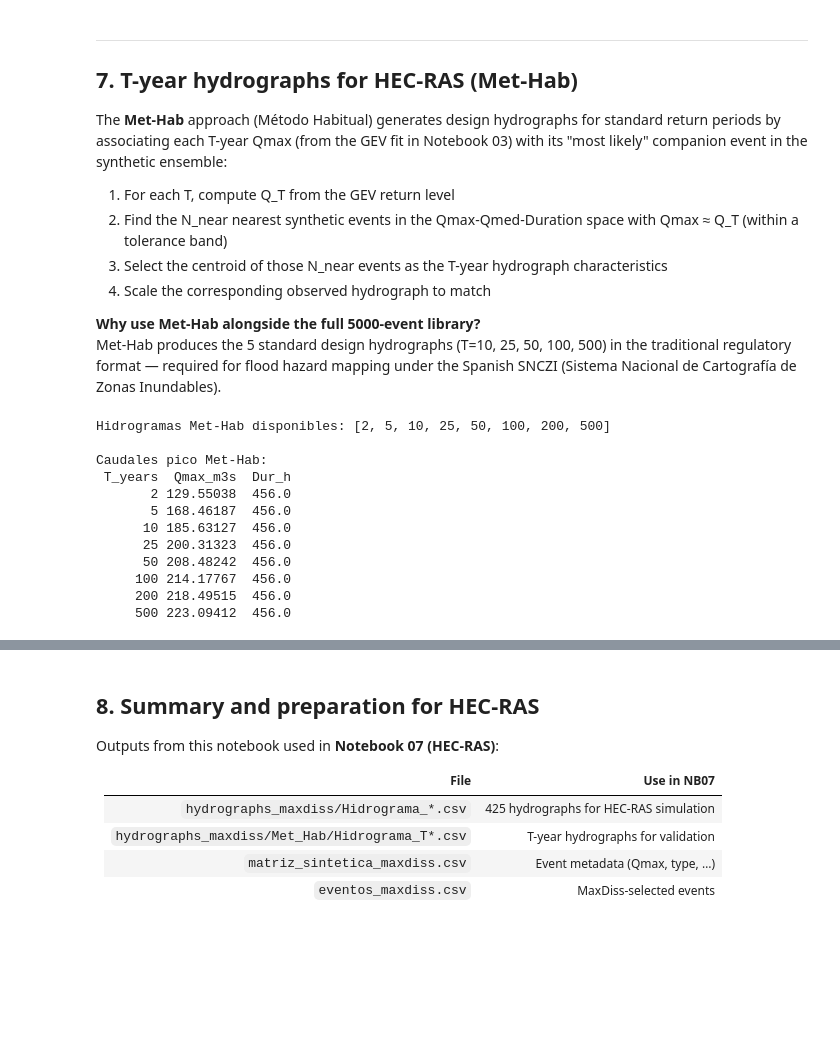
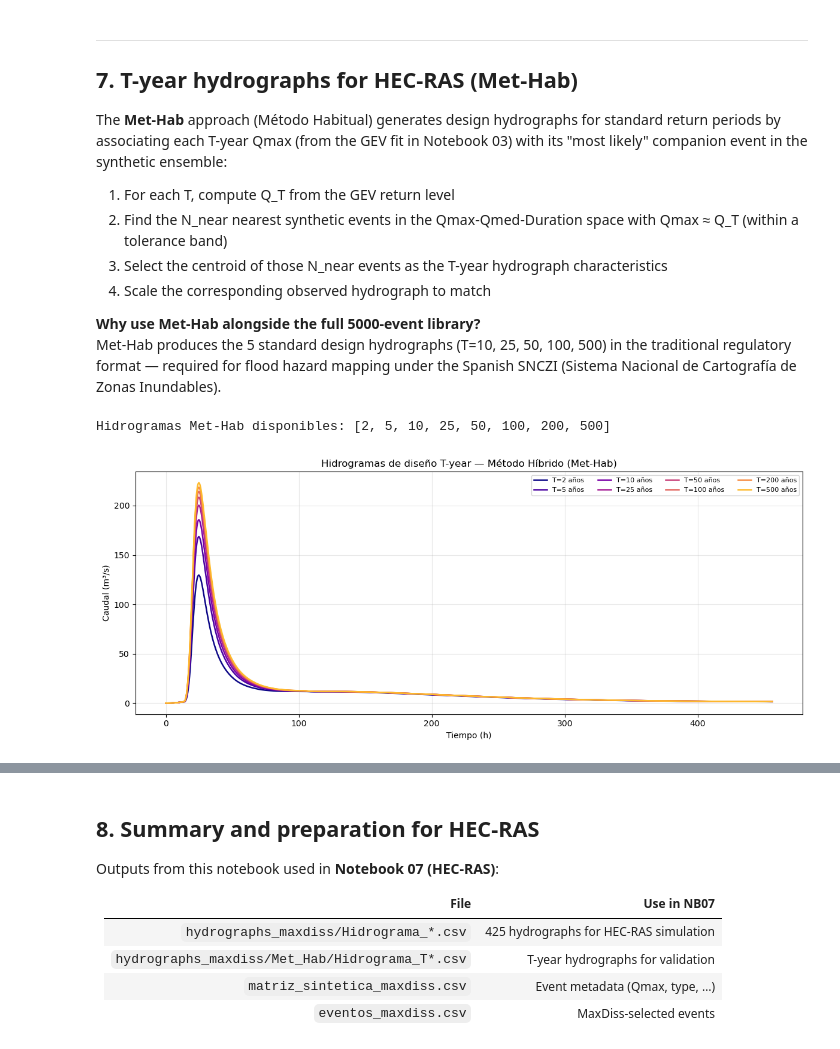
Before and after one commit to navass11/HYDRA, a Jupyter notebook: notebooks/pilot_cases/los_corrales_buelna/06_hybrid_event_reconstruction.ipynb, the cells around one changed output, grey strips where cells are left out. Drawn from its saved outputs; the diff is of its cells as text; code cells hidden in the pictures; blank space fills up the shorter version.

```diff
--- a/notebooks/pilot_cases/los_corrales_buelna/06_hybrid_event_reconstruction.ipynb
+++ b/notebooks/pilot_cases/los_corrales_buelna/06_hybrid_event_reconstruction.ipynb
@@ -35,6 +35,7 @@ HydrographReconstructor
 %autoreload 2
 %matplotlib inline
 
+import os
 from pathlib import Path
 import numpy as np
 import pandas as pd
@@ -46,15 +47,15 @@ warnings.filterwarnings('ignore')
 from pyhydra.climate.hybrid_downscaling import FloodEventSelector
 from pyhydra.climate.hybrid_downscaling.reconstruction import HydrographReconstructor
 
-# Resolve repo root: Jupyter sets cwd to the notebook dir;
-# in Docker/script contexts cwd=/workspace (one level up)
+# ── Rutas ──────────────────────────────────────────────────────────────────────
 _cwd = Path.cwd()
 _candidates = [Path('/workspace'), _cwd, *_cwd.parents]
 REPO_ROOT = next(
-    (p for p in _candidates if (p / 'data' / 'pilot_cases' / 'los_corrales_buelna').exists()),
-    _cwd.parent.parent.parent if _cwd.name == 'los_corrales_buelna' else _cwd,
+    (p for p in _candidates if (p / 'notebooks').exists() or (p / 'pyhydra').exists()),
+    _cwd,
 )
-DATA_ROOT = REPO_ROOT / 'data' / 'pilot_cases' / 'los_corrales_buelna'
+DATA_DIR  = Path(os.environ.get('HYDRA_DATA_DIR', str(REPO_ROOT / 'data')))
+DATA_ROOT = DATA_DIR / 'pilot_cases' / 'los_corrales_buelna'
 PROC_DIR  = DATA_ROOT / 'processed'
 
 HYDRO_MAXDISS    = PROC_DIR / 'hydrographs_maxdiss'
@@ -64,9 +65,9 @@ EVENTOS_OBS      = PROC_DIR / 'eventos_observados.csv'
 
 N_SYNTHETIC   = 5000
 N_MAXDISS     = 425
-Q_THRESHOLD   = 30.0   # m³/s — umbral de separación de eventos (threshold crossing)
-Q_THRESHOLD2  = None   # m³/s — umbral2: pico mínimo para retener el evento (None = Q_THRESHOLD)
-N_CLUSTERS    = 3      # tipos de hidrograma K-means
+Q_THRESHOLD   = 30.0
+Q_THRESHOLD2  = None
+N_CLUSTERS    = 3
 RETURN_PERIODS = [2, 5, 10, 25, 50, 100, 200, 500]
 
 print('Rutas OK')
@@ -914,9 +935,12 @@ Met-Hab produces the 5 standard design hydrographs (T=10, 25, 50, 100, 500) in t
 traditional regulatory format — required for flood hazard mapping under the
 Spanish SNCZI (Sistema Nacional de Cartografía de Zonas Inundables).
 # %%
+from scipy.stats import genextreme
+
 MET_HAB_DIR = HYDRO_MAXDISS / 'Met_Hab'
 hydro_metHab = {}
 
+# ── Try loading pre-computed Met-Hab hydrograms ─────────────────────────────
 if MET_HAB_DIR.exists():
     for T in RETURN_PERIODS:
         hf = MET_HAB_DIR / f'Hidrograma_T{T}.csv'
@@ -925,43 +949,75 @@ if MET_HAB_DIR.exists():
             s  = df.iloc[:, 0].astype(float)
             t_h = s.index.astype(float) / 3600.0  # s → h
             hydro_metHab[T] = pd.Series(s.values, index=t_h, name=f'T{T}')
+
+# ── Generate if not found ───────────────────────────────────────────────────
+if not hydro_metHab and not centroids_df.empty and 'Qmax' in centroids_df.columns:
+    print('Generando hidrogramas Met-Hab (GEV + centroide más cercano)...')
+    MET_HAB_DIR.mkdir(parents=True, exist_ok=True)
+
+    # Fit GEV to observed event Qmax (peaks-over-threshold sample)
+    qmax_obs = eventos_obs['Qmax'].dropna().values
+    c_gev, loc_gev, scale_gev = genextreme.fit(qmax_obs)
+    print(f'  GEV ajustada: ξ={c_gev:.3f}  μ={loc_gev:.1f}  σ={scale_gev:.1f}')
+
+    q_min_c = centroids_df['Qmax'].min()
+    q_max_c = centroids_df['Qmax'].max()
+
+    for T in RETURN_PERIODS:
+        Q_T = float(genextreme.ppf(1.0 - 1.0 / T, c_gev, loc_gev, scale_gev))
+        Q_T = float(np.clip(Q_T, q_min_c, q_max_c))
+
+        # Nearest MaxDiss centroid in Qmax space
+        j_near = int((centroids_df['Qmax'] - Q_T).abs().idxmin())
+        Q_near = float(centroids_df.loc[j_near, 'Qmax'])
+
+        hf = HYDRO_MAXDISS / f'Hidrograma_{j_near}.csv'
+        if not hf.exists():
+            print(f'  T={T}: hidrograma #{j_near} no encontrado, saltando.')
+            continue
+
+        df  = pd.read_csv(hf, index_col=0)
+        Q   = df.iloc[:, 0].values.astype(float)
+        t   = df.index.astype(float)
+
+        # Linear scaling to match Q_T exactly
+        scale_f = Q_T / Q_near if Q_near > 0 else 1.0
+        Q_scaled = Q * scale_f
+
+        out = pd.DataFrame({'Q_m3/s': Q_scaled}, index=t)
+        out.to_csv(MET_HAB_DIR / f'Hidrograma_T{T}.csv')
+
+        t_h = t / 3600.0
+        hydro_metHab[T] = pd.Series(Q_scaled, index=t_h, name=f'T{T}')
+        print(f'  T={T:3d} años: Q_T={Q_T:.0f} m³/s  →  centroide #{j_near} '
+              f'(Qmax={Q_near:.0f}) × {scale_f:.3f}')
 
 print(f'Hidrogramas Met-Hab disponibles: {list(hydro_metHab.keys())}')
 
 if hydro_metHab:
     colors_T = plt.cm.plasma(np.linspace(0, 0.85, len(hydro_metHab)))
     fig, ax = plt.subplots(figsize=(12, 5))
     for (T, h), c in zip(hydro_metHab.items(), colors_T):
         ax.plot(h.index, h.values, lw=1.8, color=c, label=f'T={T} años')
     ax.set(xlabel='Tiempo (h)', ylabel='Caudal (m³/s)',
            title='Hidrogramas de diseño T-year — Método Híbrido (Met-Hab)')
     ax.legend(ncol=4, fontsize=8)
     ax.grid(True, alpha=0.3)
     plt.tight_layout()
     plt.savefig(PROC_DIR / 'hidrogramas_metHab_Tyear.png', dpi=150)
     plt.show()
 
     # Tabla de caudales pico
     peak_table = pd.DataFrame({
         'T_years': list(hydro_metHab.keys()),
         'Qmax_m3s': [h.max() for h in hydro_metHab.values()],
         'Dur_h':    [h.index[-1] - h.index[0] for h in hydro_metHab.values()],
     })
     print('\nCaudales pico Met-Hab:')
     print(peak_table.to_string(index=False))
 else:
-    print('⚠  No se encontraron hidrogramas Met-Hab en:', MET_HAB_DIR)
-    print('   Estos se generan en el post-procesado de la reconstrucción.')
+    print('⚠  No se pudieron generar hidrogramas Met-Hab.')
+    print('   Compruebe que centroids_df y los hidrogramas MaxDiss están disponibles.')
 # %% [output]
 Hidrogramas Met-Hab disponibles: [2, 5, 10, 25, 50, 100, 200, 500]
-
-Caudales pico Met-Hab:
- T_years  Qmax_m3s  Dur_h
-       2 129.55038  456.0
-       5 168.46187  456.0
-      10 185.63127  456.0
-      25 200.31323  456.0
-      50 208.48242  456.0
-     100 214.17767  456.0
-     200 218.49515  456.0
-     500 223.09412  456.0
+[figure, added]
```
Also changed, not shown: parts of 16 cells of this notebook, 21 other files.
